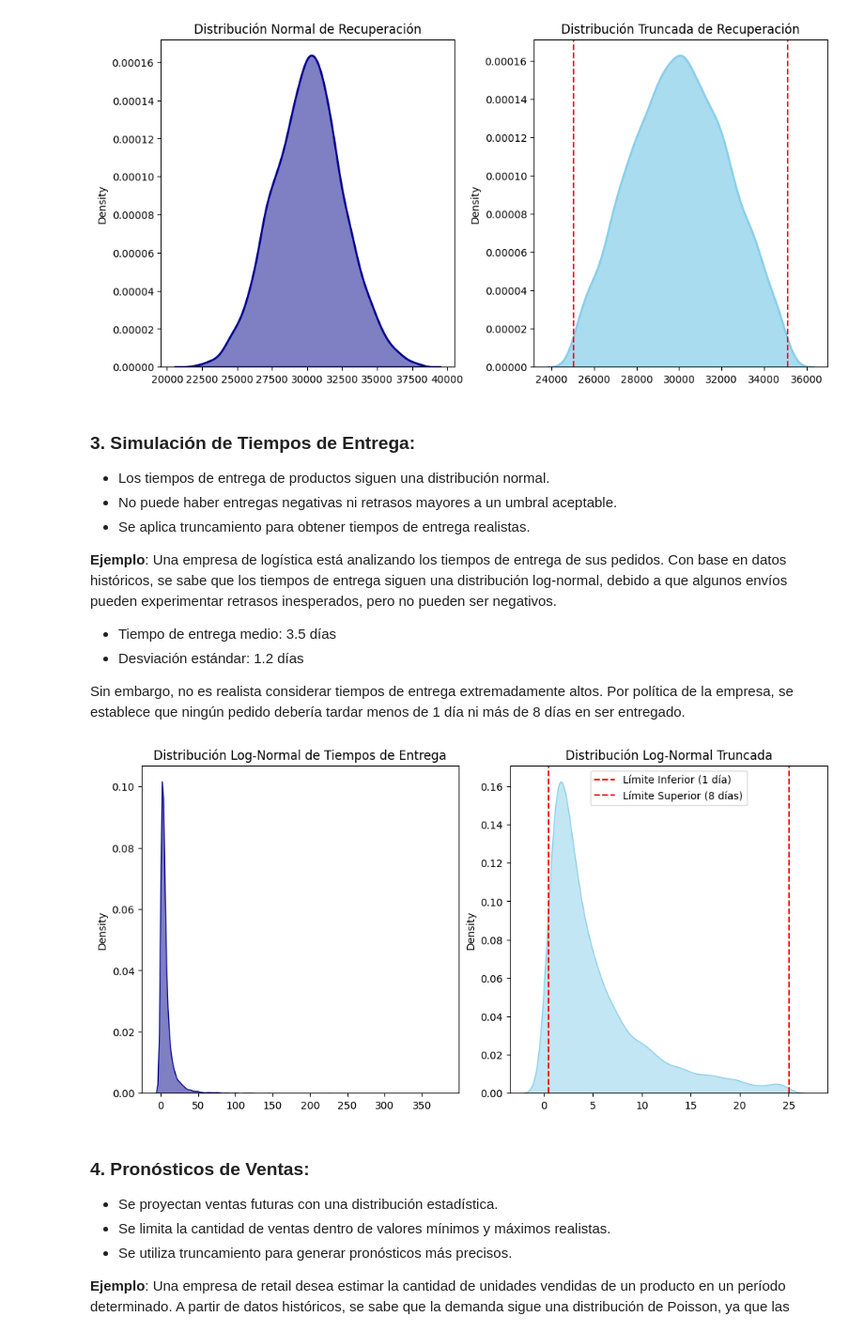
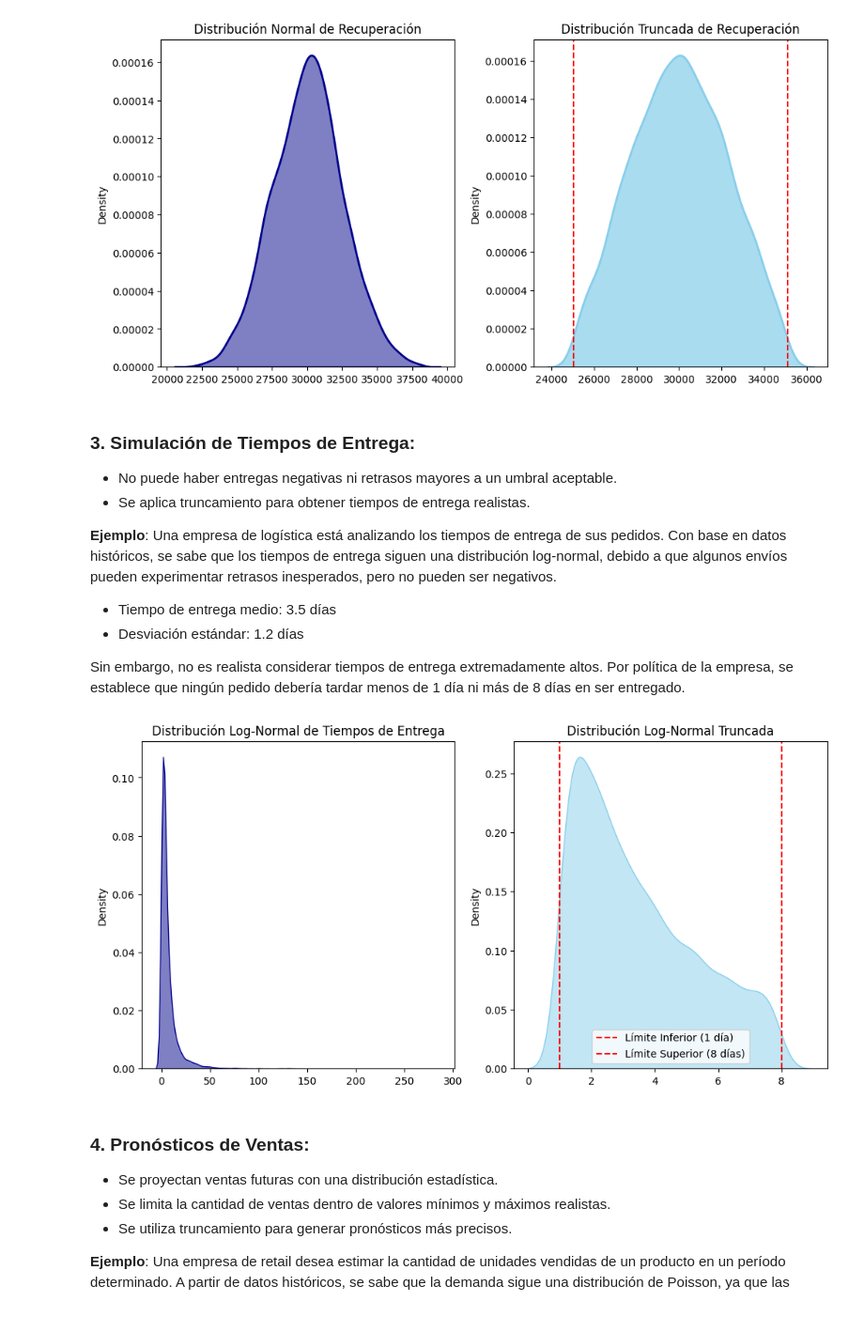
Before and after one commit to Tomaslopera/Truncamiento, a Jupyter notebook: Truncamiento.ipynb, the cells around one changed output. Shown: that part at 94% size. Saved outputs shown, nothing was run; the diff lists cells and outputs as text; code cells hidden in the pictures.

```diff
--- a/Truncamiento.ipynb
+++ b/Truncamiento.ipynb
@@ -278,7 +278,6 @@ plt.show()
 [figure]
 # %% [markdown]
 ### 3. **Simulación de Tiempos de Entrega:**
-   - Los tiempos de entrega de productos siguen una distribución normal.
    - No puede haber entregas negativas ni retrasos mayores a un umbral aceptable.
    - Se aplica truncamiento para obtener tiempos de entrega realistas.
 
@@ -291,28 +290,28 @@ Sin embargo, no es realista considerar tiempos de entrega extremadamente altos.
 # %%
 fig, ax = plt.subplots(nrows=1, ncols=2, figsize=(10, 5), layout='constrained')
 
 mu, sigma = np.log(3.5), 1.2
 
 # Distribución Log-Normal
 lognorm_dist = np.random.lognormal(mean=mu, sigma=sigma, size=10000)
 sns.kdeplot(lognorm_dist, color='darkblue', fill=True, alpha=0.5, ax=ax[0])
 ax[0].set_title('Distribución Log-Normal de Tiempos de Entrega')
 
-delivery_min = np.percentile(lognorm_dist, 5)  # Límite inferior de entrega
-delivery_max = np.percentile(lognorm_dist, 95)  # Límite superior de entrega
+delivery_min, delivery_max = 1, 8 # limite según la política de la empresa
+
 
 # Distribución Truncada
 
 truncated_lognorm_dist = lognorm_dist[(lognorm_dist >= delivery_min) & (lognorm_dist <= delivery_max)]
 sns.kdeplot(truncated_lognorm_dist, color='skyblue', fill=True, alpha=0.5, ax=ax[1])
 ax[1].set_title('Distribución Log-Normal Truncada')
 ax[1].axvline(delivery_min, color='red', linestyle='dashed', label='Límite Inferior (1 día)')
 ax[1].axvline(delivery_max, color='red', linestyle='dashed', label='Límite Superior (8 días)')
 ax[1].legend()
 
 plt.show()
 # %% [output]
-[figure, old version]
+[figure, new version]
 # %% [markdown]
 ### 4. **Pronósticos de Ventas:**
    - Se proyectan ventas futuras con una distribución estadística.
```
Also changed, not shown: parts of 3 cells of this notebook.
